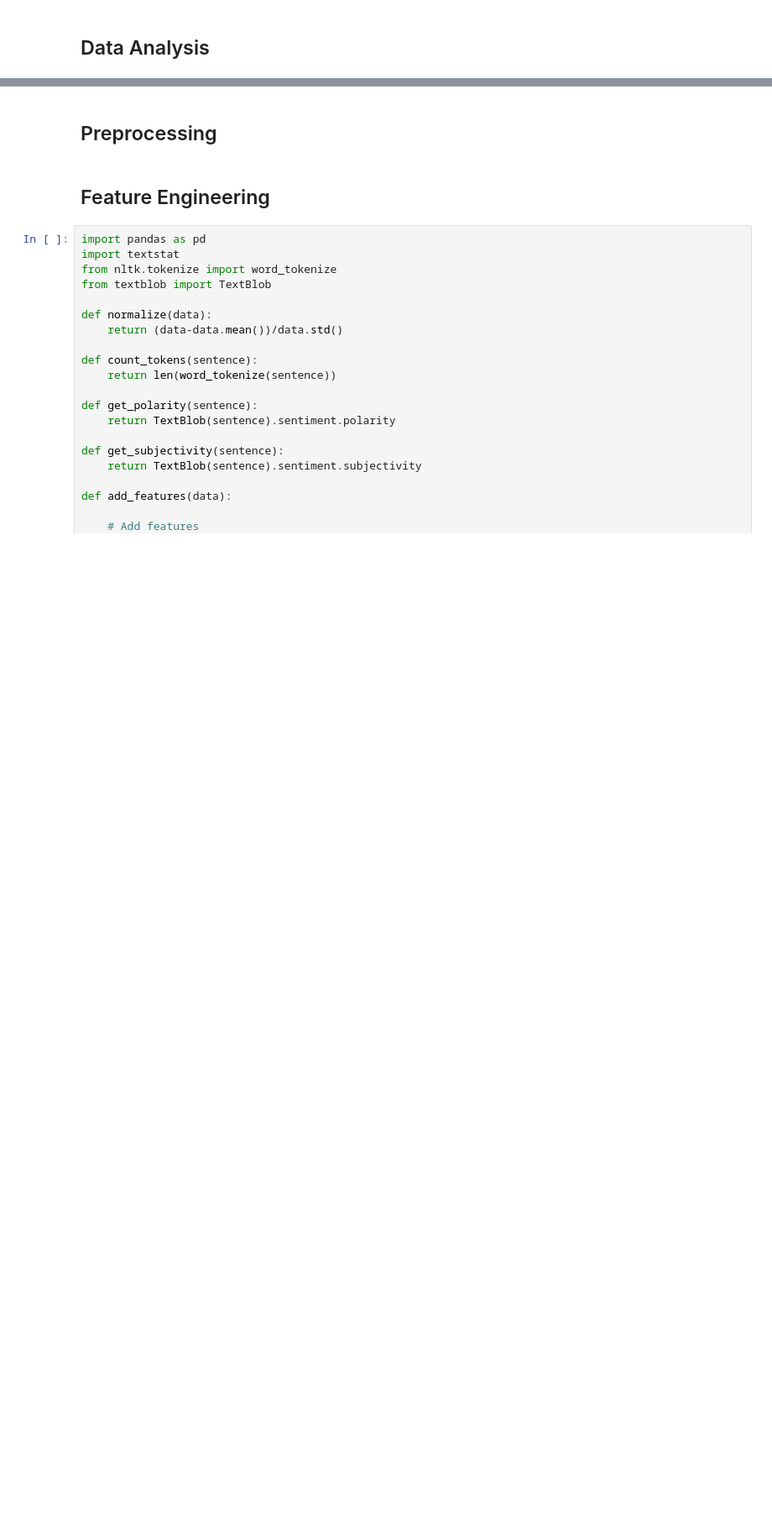
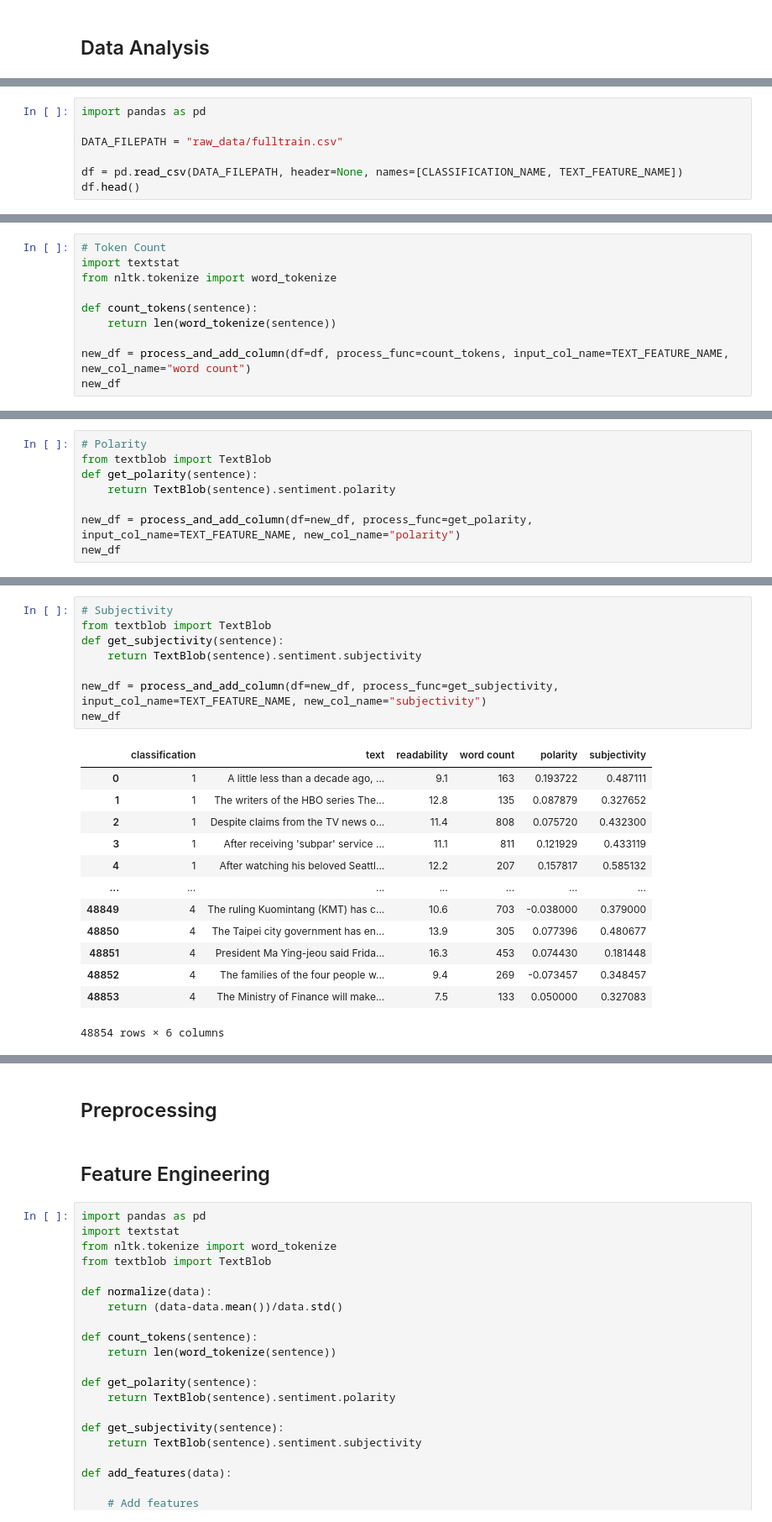
Before and after one commit to Droffilc13/CS4248-NLP_Project, a Jupyter notebook: Team18.ipynb, the cells around one changed output, grey strips where cells are left out. Shown at 84% size. Cells and saved outputs as stored; diff of their text form; blank space fills up the shorter version.

```diff
--- a/Team18.ipynb
+++ b/Team18.ipynb
@@ -41,0 +189,7 @@ plt.show()
+# %%
+import pandas as pd
+
+DATA_FILEPATH = "raw_data/fulltrain.csv"
+
+df = pd.read_csv(DATA_FILEPATH, header=None, names=[CLASSIFICATION_NAME, TEXT_FEATURE_NAME])
+df.head()
@@ -41,0 +227,10 @@ plt.show()
+# %%
+# Token Count
+import textstat
+from nltk.tokenize import word_tokenize
+
+def count_tokens(sentence):
+    return len(word_tokenize(sentence))
+
+new_df = process_and_add_column(df=df, process_func=count_tokens, input_col_name=TEXT_FEATURE_NAME, new_col_name="word count")
+new_df
@@ -41,0 +251,8 @@ plt.show()
+# %%
+# Polarity
+from textblob import TextBlob
+def get_polarity(sentence):
+    return TextBlob(sentence).sentiment.polarity
+
+new_df = process_and_add_column(df=new_df, process_func=get_polarity, input_col_name=TEXT_FEATURE_NAME, new_col_name="polarity")
+new_df
@@ -41,0 +273,22 @@ plt.show()
+# %%
+# Subjectivity
+from textblob import TextBlob
+def get_subjectivity(sentence):
+    return TextBlob(sentence).sentiment.subjectivity
+
+new_df = process_and_add_column(df=new_df, process_func=get_subjectivity, input_col_name=TEXT_FEATURE_NAME, new_col_name="subjectivity")
+new_df
+# %% [output]
+|  | classification | text | readability | word count | polarity | subjectivity |
+| 0 | 1 | A little less than a decade ago, ... | 9.1 | 163 | 0.193722 | 0.487111 |
+| 1 | 1 | The writers of the HBO series The... | 12.8 | 135 | 0.087879 | 0.327652 |
+| 2 | 1 | Despite claims from the TV news o... | 11.4 | 808 | 0.075720 | 0.432300 |
+| 3 | 1 | After receiving 'subpar' service ... | 11.1 | 811 | 0.121929 | 0.433119 |
+| 4 | 1 | After watching his beloved Seattl... | 12.2 | 207 | 0.157817 | 0.585132 |
+| ... | ... | ... | ... | ... | ... | ... |
+| 48849 | 4 | The ruling Kuomintang (KMT) has c... | 10.6 | 703 | -0.038000 | 0.379000 |
+| 48850 | 4 | The Taipei city government has en... | 13.9 | 305 | 0.077396 | 0.480677 |
+| 48851 | 4 | President Ma Ying-jeou said Frida... | 16.3 | 453 | 0.074430 | 0.181448 |
+| 48852 | 4 | The families of the four people w... | 9.4 | 269 | -0.073457 | 0.348457 |
+| 48853 | 4 | The Ministry of Finance will make... | 7.5 | 133 | 0.050000 | 0.327083 |
+48854 rows × 6 columns
```
Also changed, not shown: parts of 45 cells of this notebook.
